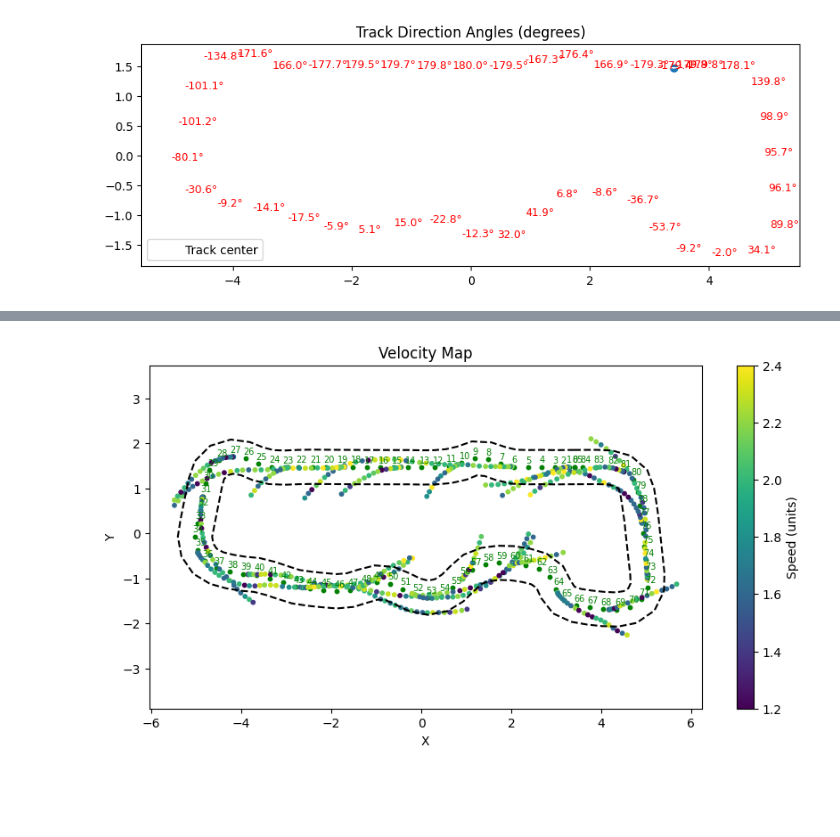
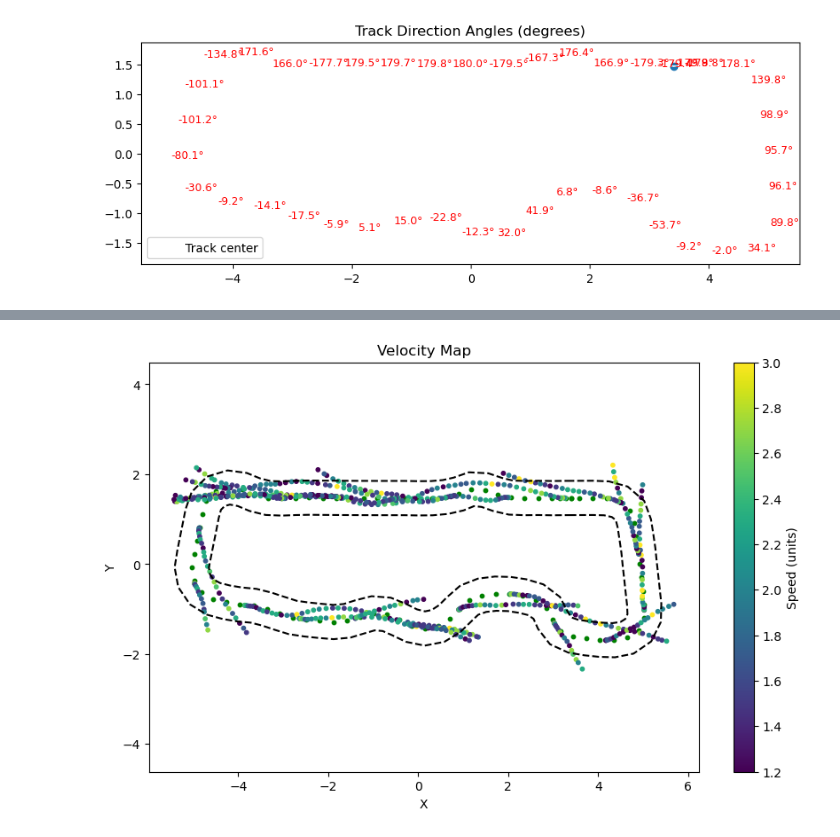
Before and after one commit to nachtdenkerr/42Horsepower, a Jupyter notebook: analysis.ipynb, the cells around one changed output, grey strips where cells are left out. Cells and saved outputs as stored; diff of their text form; code cells hidden in the pictures; blank space fills up the shorter version.

Commit message:
Revert "addition: optimized reward function, training and eval logs"

```diff
--- a/analysis.ipynb
+++ b/analysis.ipynb
@@ -13,12 +13,12 @@ from shapely.geometry.polygon import LinearRing, LineString
 # %%
 # --- Load CSV and track .npy file---
 # replace main_dir with github repo directory
-main_dir = "."
+main_dir = "/Users/johannmai/Desktop/Nga/42Horsepower"
 track_dir = "tracks"
 eval_log_dir = os.path.join(main_dir, "eval_log/")
 training_log_dir = os.path.join(main_dir, "training_log/")
 #data from csv
-df = pd.read_csv(os.path.join(training_log_dir, "optimized_clone/sim-trace/training/training-simtrace/8-iteration.csv"))
+df = pd.read_csv(os.path.join(training_log_dir, "test1_racer2/sim-trace/training/training-simtrace/3-iteration.csv"))
 
 #track waypoints
 track_file = os.path.join(main_dir, track_dir, "2024_reinvent_champ_ccw.npy")
@@ -117,13 +117,13 @@ plt.show()
 # %%
 # --- 3. Velocity Map ---
-fig, ax = plot_track(center_line, inner_border, outer_border, True, True)
+fig, ax = plot_track(track_file)
 sc = ax.scatter(df["X"], df["Y"], c=df["speed"], cmap="viridis", s=10)
 fig.colorbar(sc, label="Speed (units)")
 plt.title("Velocity Map")
 plt.xlabel("X")
 plt.ylabel("Y")
 plt.show()
 # %% [output]
-[figure, old version]
+[figure, new version]
 # %%
 # --- 4. Reward Map ---
```
Also changed, not shown: parts of 6 cells of this notebook, 16 other files.
